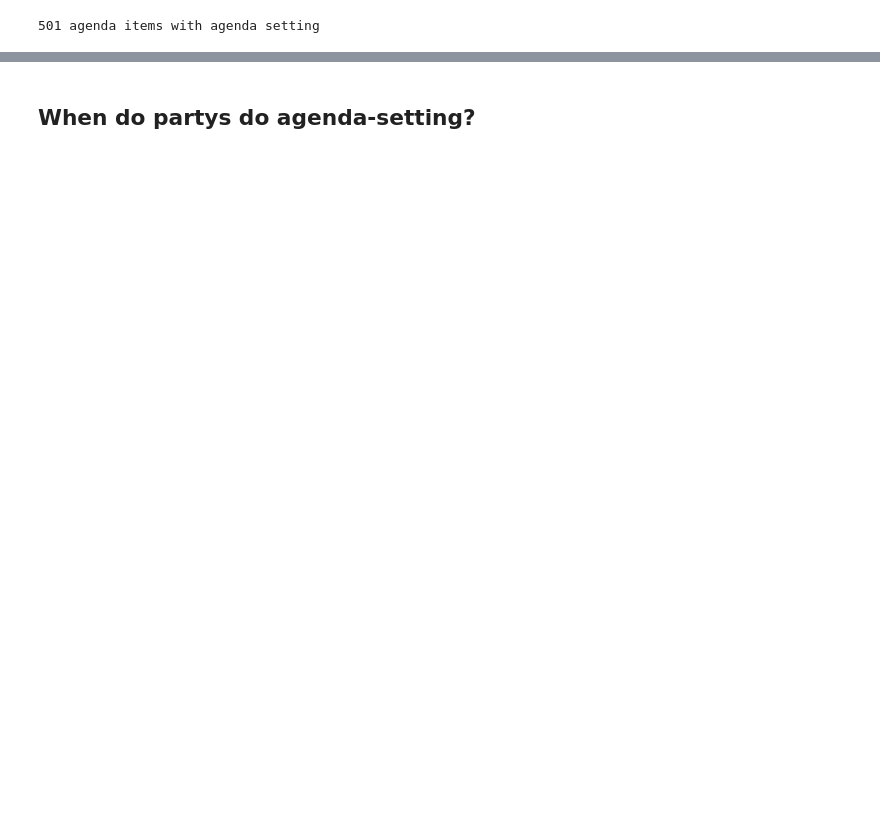
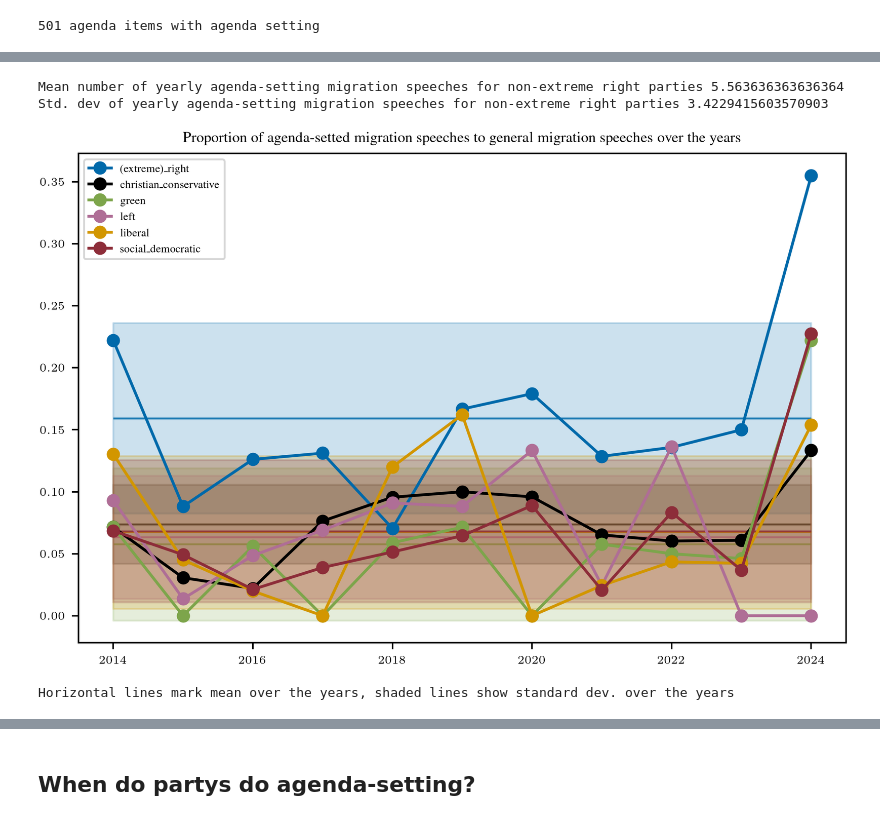
Before and after one commit to derkleinejakob/euparl_discourse, a Jupyter notebook: experiments/q2_agenda_setting.ipynb, the cells around one changed output, grey strips where cells are left out. Cells and saved outputs as stored; diff of their text form; code cells hidden in the pictures; blank space fills up the shorter version.

```diff
--- a/experiments/q2_agenda_setting.ipynb
+++ b/experiments/q2_agenda_setting.ipynb
@@ -319,0 +171,34 @@ Explanation of plot:
+# %%
+print("Mean number of yearly agenda-setting migration speeches for non-extreme right parties", mean_n_agenda_set_speeches_per_year.drop("(extreme)_right").mean())
+print("Std. dev of yearly agenda-setting migration speeches for non-extreme right parties", mean_n_agenda_set_speeches_per_year.drop("(extreme)_right").std())
+# %% [output]
+Mean number of yearly agenda-setting migration speeches for non-extreme right parties 5.563636363636364
+Std. dev of yearly agenda-setting migration speeches for non-extreme right parties 3.4229415603570903
+# %%
+proportion_agenda_set_speeches = n_migration_speeches_per_party_agenda_setted/n_migration_speeches_per_party_total
+
+# we have data in wide format (block, year_1, ..., year_n)
+# but we want to have (block, year, value)
+proportion_per_block = proportion_agenda_set_speeches.reset_index().melt(id_vars="block", var_name="year", value_name="value").groupby("block")
+avg_proportion_per_block = proportion_per_block["value"].mean()
+std_proportion_per_block = proportion_per_block["value"].std()
+
+plt.figure(figsize=(6, 4))
+for party, values in proportion_per_block:
+    color = colormap[party]
+    mean = avg_proportion_per_block[party]
+    std_dev = std_proportion_per_block[party]
+
+    # print(values["year"].values)
+    plt.plot(values["year"], values["value"], label=party, marker="o", c=color)
+    # plt.axhline(mean, c=color, alpha=1, linestyle=":"
+    plt.fill_between([2014, 2024], mean-std_dev, mean+std_dev, color=color, alpha=0.2)
+    plt.fill_between([2014, 2024], mean, mean, color=color, alpha=0.9)
+
+plt.title("Proportion of agenda-setted migration speeches to general migration speeches over the years")
+plt.legend()
+plt.show()
+print("Horizontal lines mark mean over the years, shaded lines show standard dev. over the years")
+# %% [output]
+[figure, added]
+Horizontal lines mark mean over the years, shaded lines show standard dev. over the years
```
Also changed, not shown: parts of 35 cells of this notebook, 4 other files.
